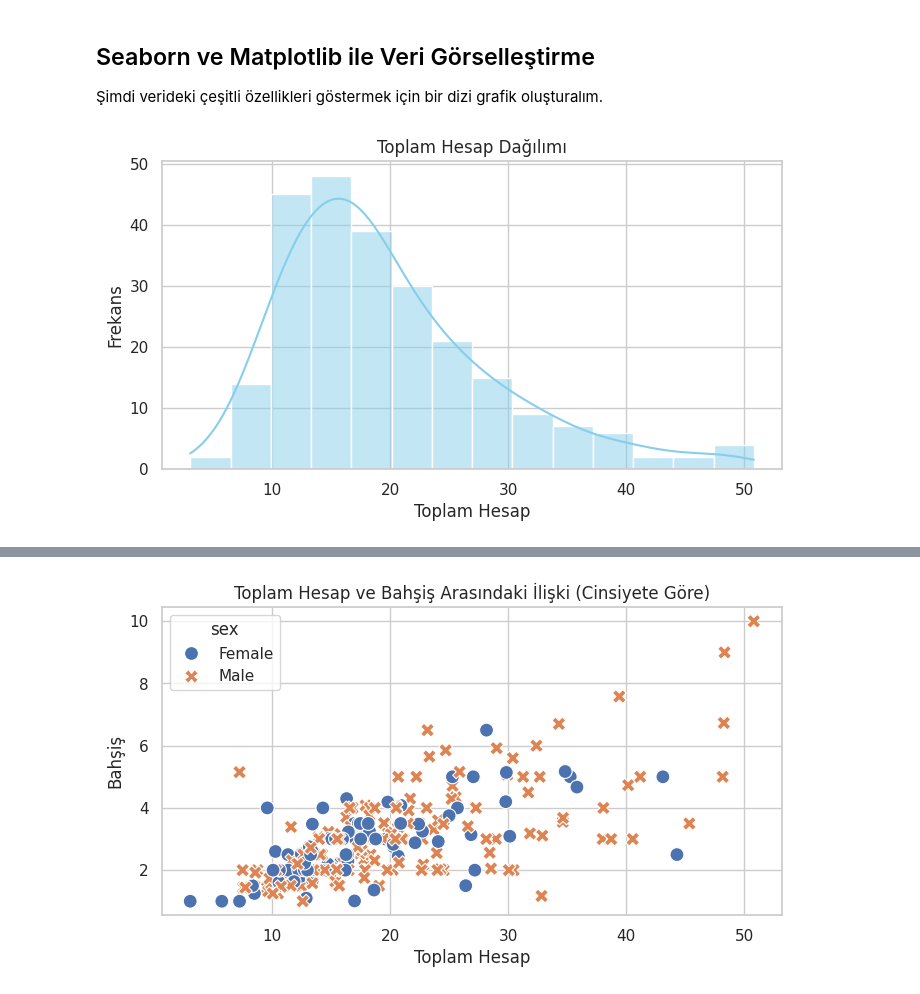
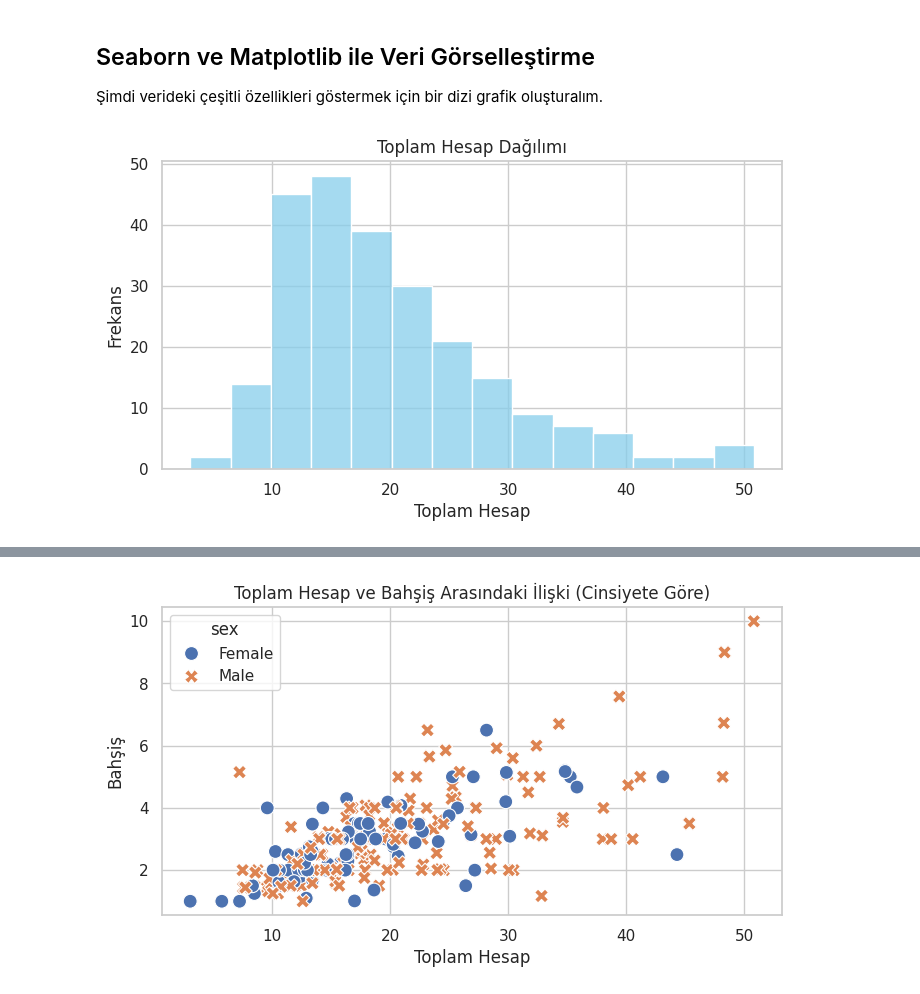
Before and after one commit to onuralpArsln/MlAiTutorialProjects, a Jupyter notebook: 12-VideoSources/seabornVis.ipynb, the cells around one changed output, grey strips where cells are left out. Cells and saved outputs as stored; diff of their text form; code cells hidden in the pictures.

```diff
--- a/12-VideoSources/seabornVis.ipynb
+++ b/12-VideoSources/seabornVis.ipynb
@@ -101,10 +101,10 @@ df.describe()
 # %%
 # Toplam hesap dağılımı
 plt.figure(figsize=(8, 4))
-sns.histplot(df['total_bill'], kde=True, color="skyblue")
+sns.histplot(df['total_bill'], color="skyblue")
 plt.title("Toplam Hesap Dağılımı")
 plt.xlabel("Toplam Hesap")
 plt.ylabel("Frekans")
 plt.show()
 # %% [output]
-[figure, old version]
+[figure, new version]
```
Also changed, not shown: parts of 1 cell of this notebook.
